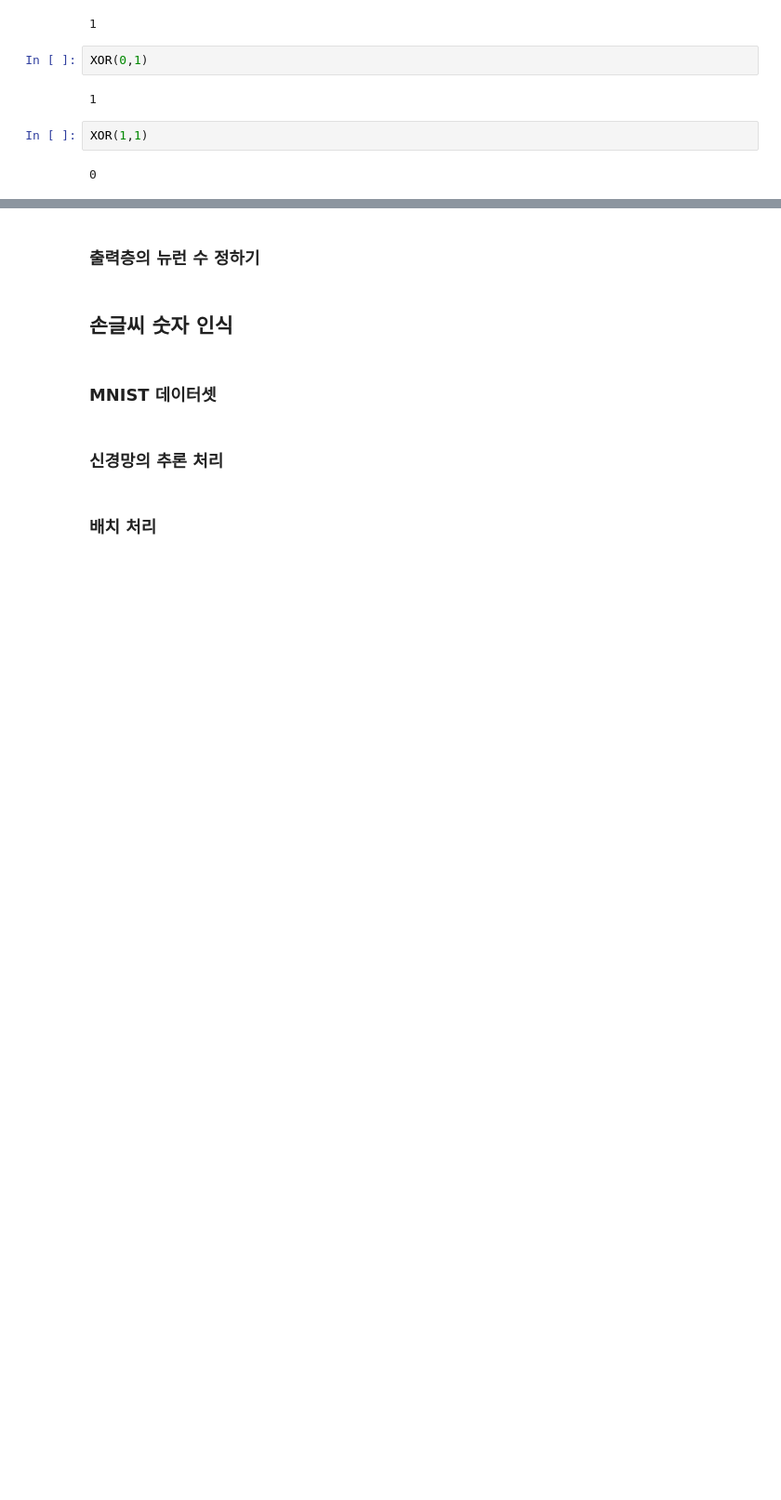
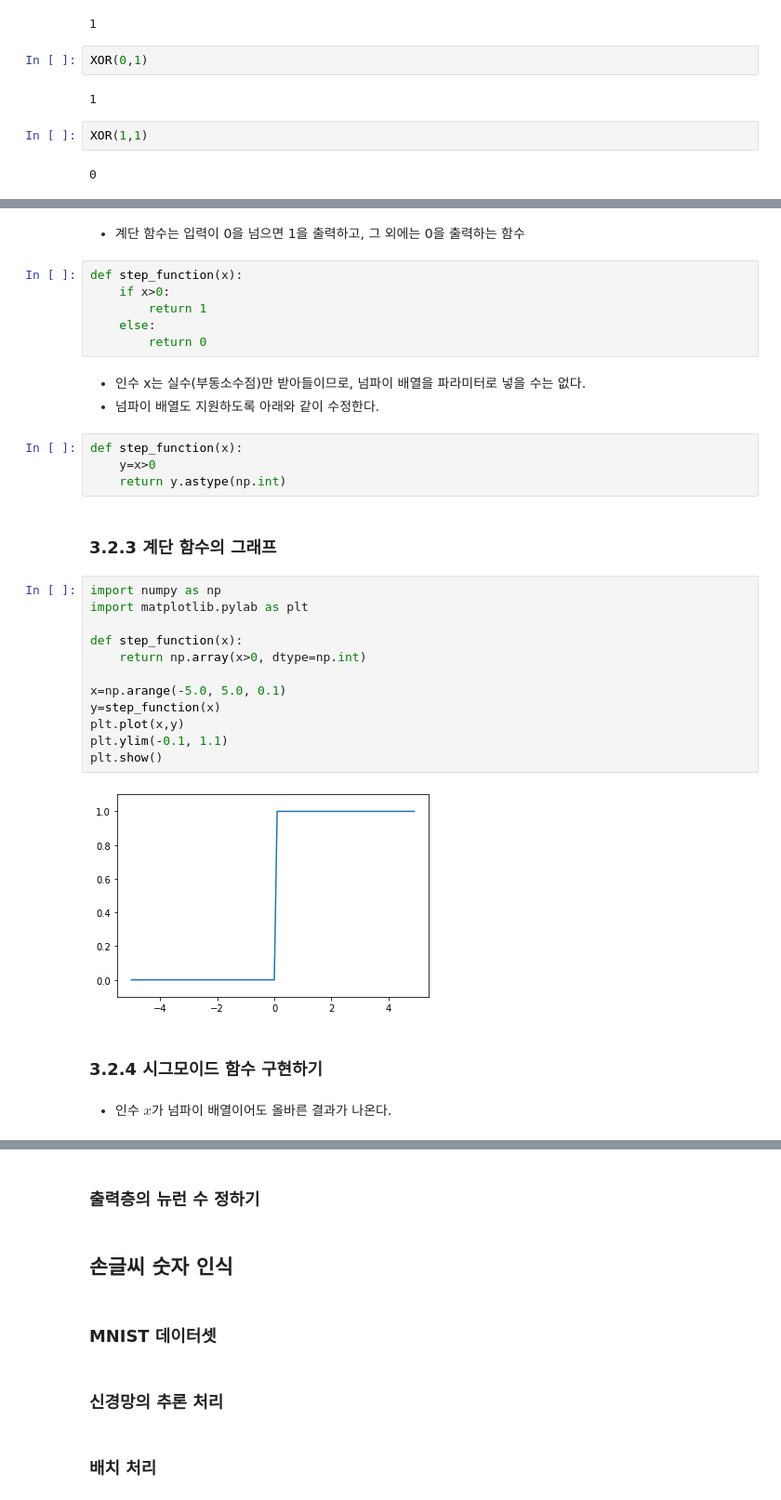
Before and after one commit to fkvl0327/deepLearning, a Jupyter notebook: 밑바닥부터_딥러닝_1권.ipynb, the cells around one changed output, grey strips where cells are left out. Shown at 93% size. Drawn from its saved outputs; the diff is of its cells as text; blank space fills up the shorter version.

```diff
--- a/밑바닥부터_딥러닝_1권.ipynb
+++ b/밑바닥부터_딥러닝_1권.ipynb
@@ -217,0 +214,35 @@ XOR(1,1)
+# %% [markdown]
+- 계단 함수는 입력이 0을 넘으면 1을 출력하고, 그 외에는 0을 출력하는 함수
+# %%
+def step_function(x):
+    if x>0:
+        return 1
+    else:
+        return 0
+# %% [markdown]
+- 인수 x는 실수(부동소수점)만 받아들이므로, 넘파이 배열을 파라미터로 넣을 수는 없다.
+- 넘파이 배열도 지원하도록 아래와 같이 수정한다.
+# %%
+def step_function(x):
+    y=x>0
+    return y.astype(np.int)
+# %% [markdown]
+### 3.2.3 계단 함수의 그래프
+# %%
+import numpy as np
+import matplotlib.pylab as plt
+
+def step_function(x):
+    return np.array(x>0, dtype=np.int)
+
+x=np.arange(-5.0, 5.0, 0.1)
+y=step_function(x)
+plt.plot(x,y)
+plt.ylim(-0.1, 1.1)
+plt.show()
+# %% [output]
+[figure, added]
+# %% [markdown]
+### 3.2.4 시그모이드 함수 구현하기
+# %% [markdown]
+- 인수 $x$가 넘파이 배열이어도 올바른 결과가 나온다.
```
Also changed, not shown: parts of 88 cells of this notebook.
